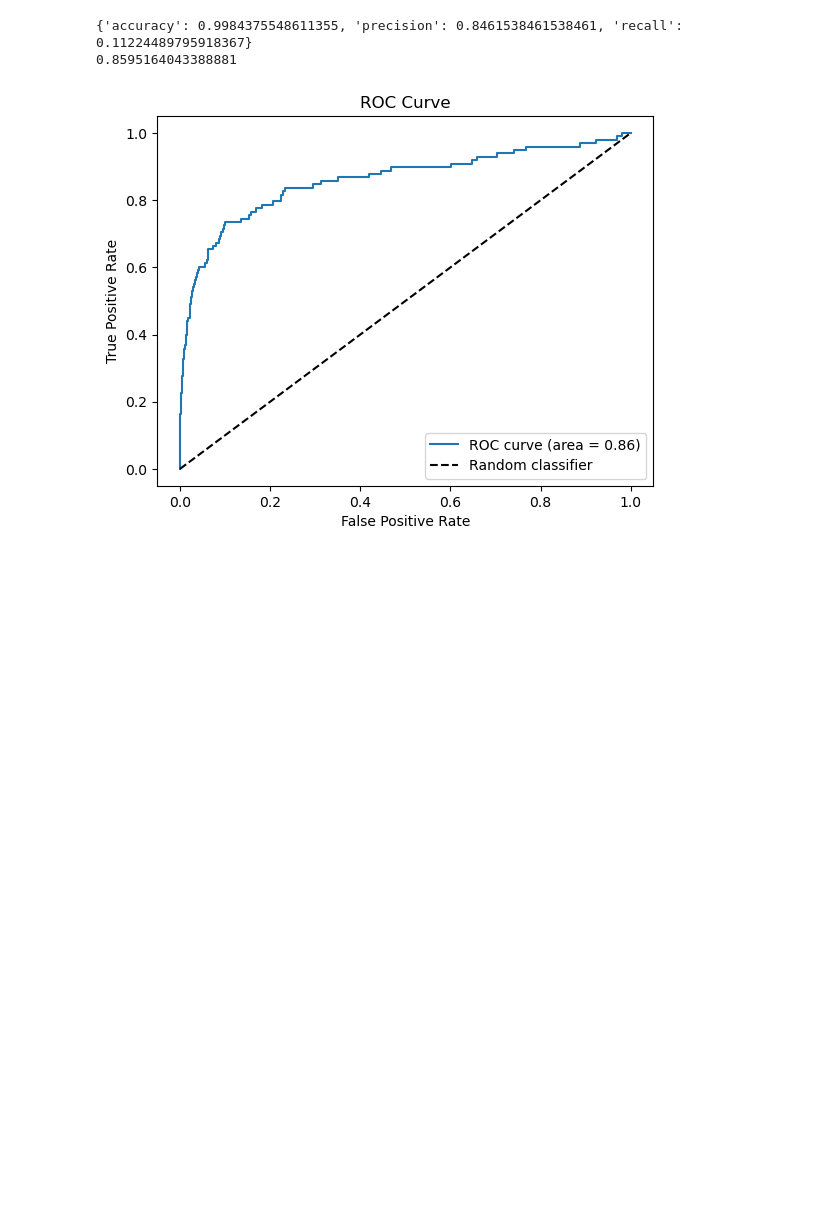
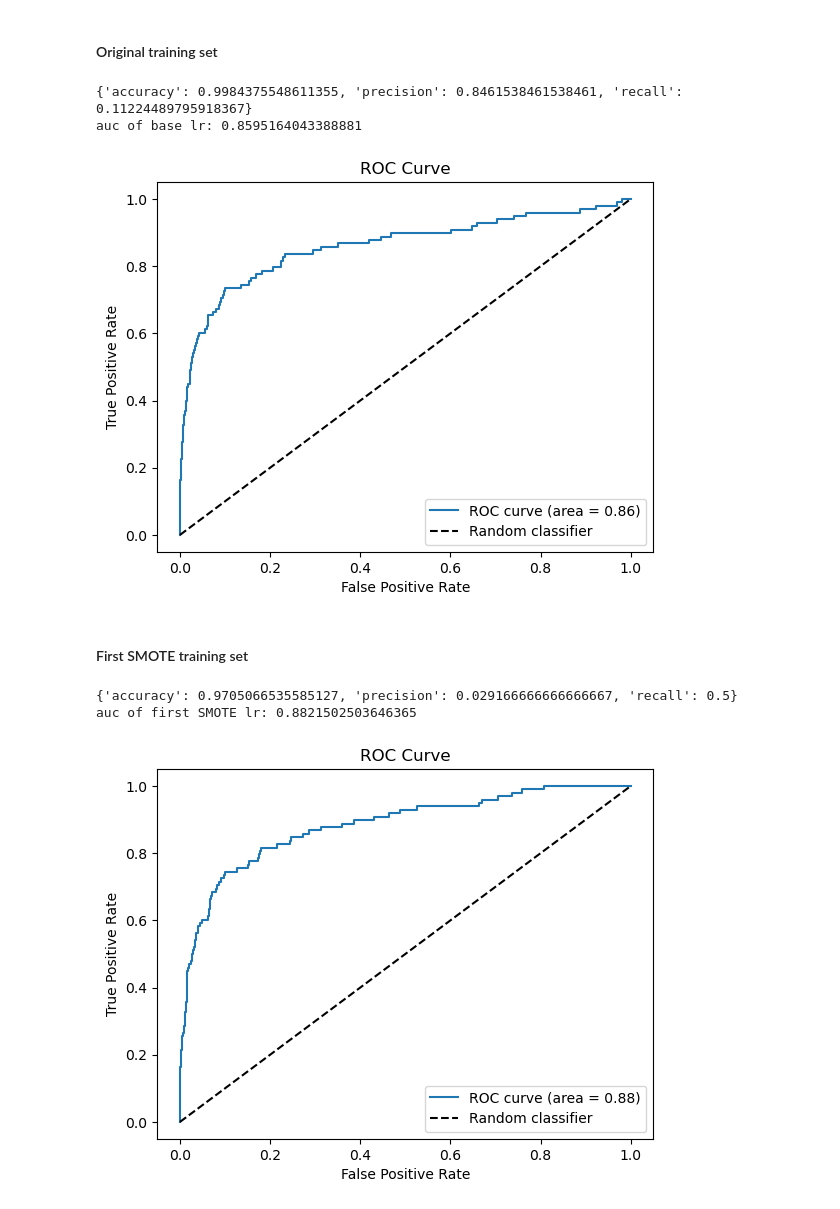
Before and after one commit to KyleDennis25/Credit-Card-Fraud-Detection, a Jupyter notebook: project.ipynb, the cells around one changed output. Saved outputs shown, nothing was run; the diff lists cells and outputs as text; code cells hidden in the pictures; blank space fills up the shorter version.

Commit message:
Update project.ipynb
Cleaned up code. Also created SMOTE training sets. Then fitted lr model on these sets.

```diff
--- a/project.ipynb
+++ b/project.ipynb
@@ -66,3 +69,5 @@ There are 68235 fraudulent transactions in the training data- about 23.0768 perc
+# %% [markdown]
+#### Original training set
 # %%
 # Initialize base model
 lr = LogisticRegression(random_state=22)
@@ -74,11 +79,29 @@ y_pred_prob_lr, y_pred_lr = train_and_predict(lr, X_train_scaled, y_train, X_tes
 lr_metrics = calculate_metrics(y_test, y_pred_lr)
 print(lr_metrics)
 lr_auc = roc_auc_score(y_test, y_pred_prob_lr)
-print(lr_auc)
+print('auc of base lr: '+ str(lr_auc))
 
 # Plot auc
 roc_plot(y_test, y_pred_prob_lr, lr_auc)
 # %% [output]
 {'accuracy': 0.9984375548611355, 'precision': 0.8461538461538461, 'recall': 0.11224489795918367}
-0.8595164043388881
+auc of base lr: 0.8595164043388881
 [figure]
+# %% [markdown]
+#### First SMOTE training set
+# %%
+# Fit first SMOTE model and get predictions
+y_pred_prob_lr2, y_pred_lr2 = train_and_predict(lr, X_train_scaled_sampled, y_train_sampled, X_test_scaled)
+
+# Get accuracy metrics
+lr_metrics2 = calculate_metrics(y_test, y_pred_lr2)
+print(lr_metrics2)
+lr_auc2 = roc_auc_score(y_test, y_pred_prob_lr2)
+print('auc of first SMOTE lr: '+ str(lr_auc2))
+
+# Plot auc
+roc_plot(y_test, y_pred_prob_lr2, lr_auc2)
+# %% [output]
+{'accuracy': 0.9705066535585127, 'precision': 0.029166666666666667, 'recall': 0.5}
+auc of first SMOTE lr: 0.8821502503646365
+[figure, added]
```
Also changed, not shown: parts of 12 cells of this notebook.
